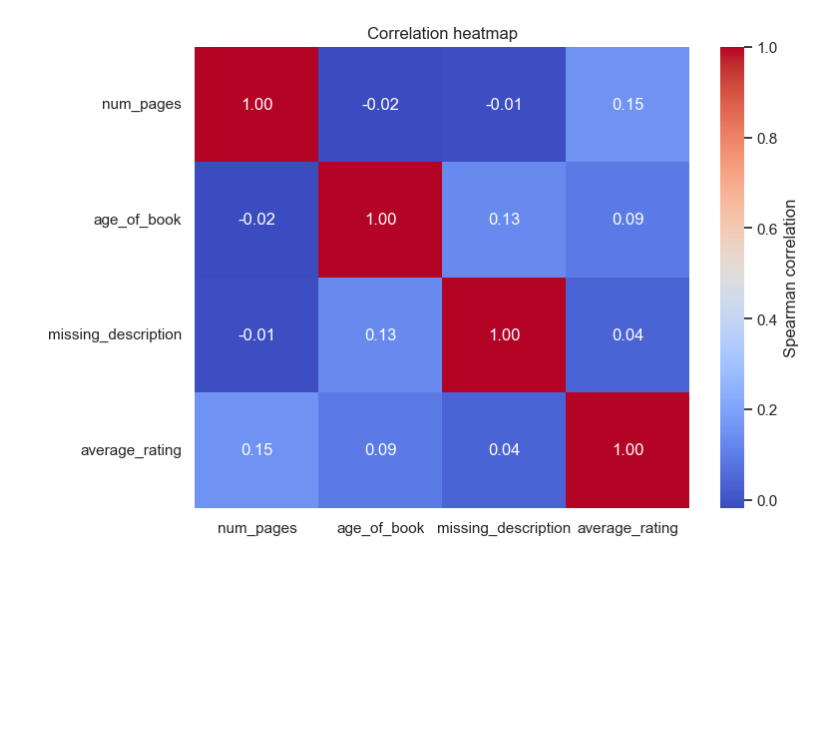
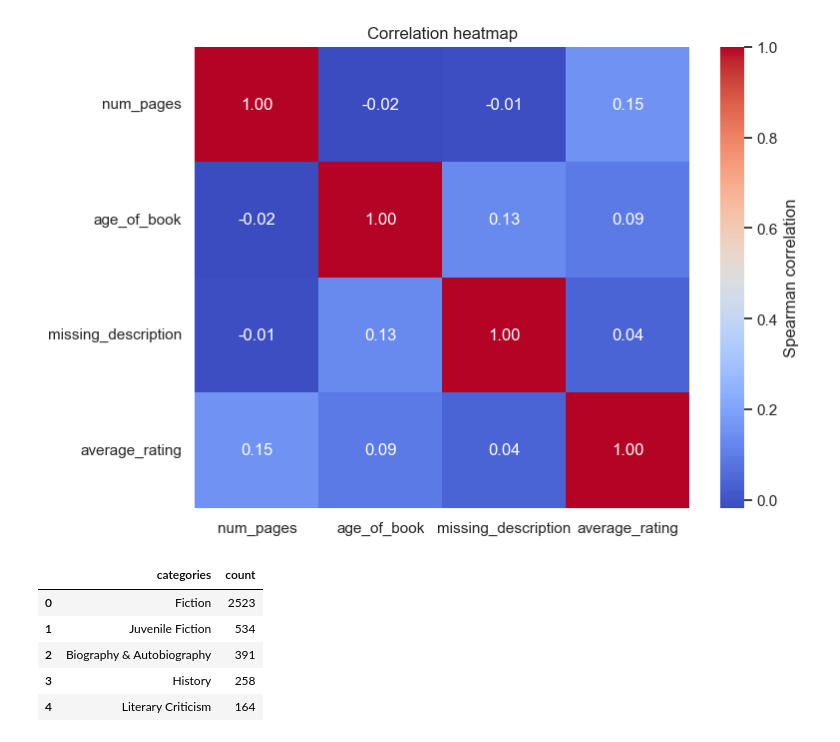
Before and after one commit to EmonKarmaker/Book_reccomender, a Jupyter notebook: data-exploration.ipynb, the cells around one changed output. Saved outputs shown, nothing was run; the diff lists cells and outputs as text; code cells hidden in the pictures; blank space fills up the shorter version.

```diff
--- a/data-exploration.ipynb
+++ b/data-exploration.ipynb
@@ -79,3 +79,12 @@ book_missing = books[~(books["description"].isna()) &
       ~(books["average_rating"].isna()) &
       ~(books["published_year"].isna())
 ]
+# %%
+book_missing["categories"].value_counts().reset_index().head()
+# %% [output]
+|  | categories | count |
+| 0 | Fiction | 2523 |
+| 1 | Juvenile Fiction | 534 |
+| 2 | Biography & Autobiography | 391 |
+| 3 | History | 258 |
+| 4 | Literary Criticism | 164 |
```
Also changed, not shown: parts of 7 cells of this notebook.
